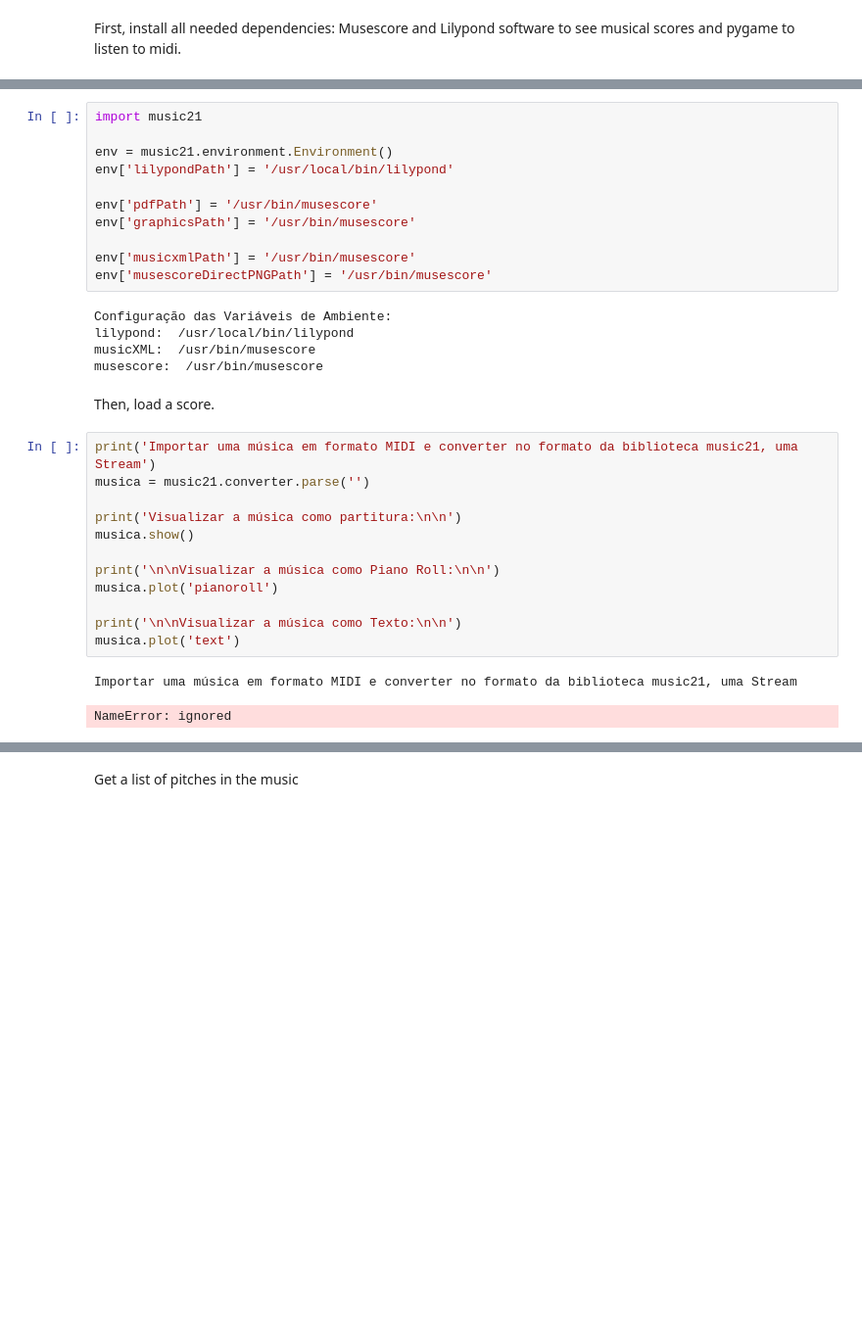
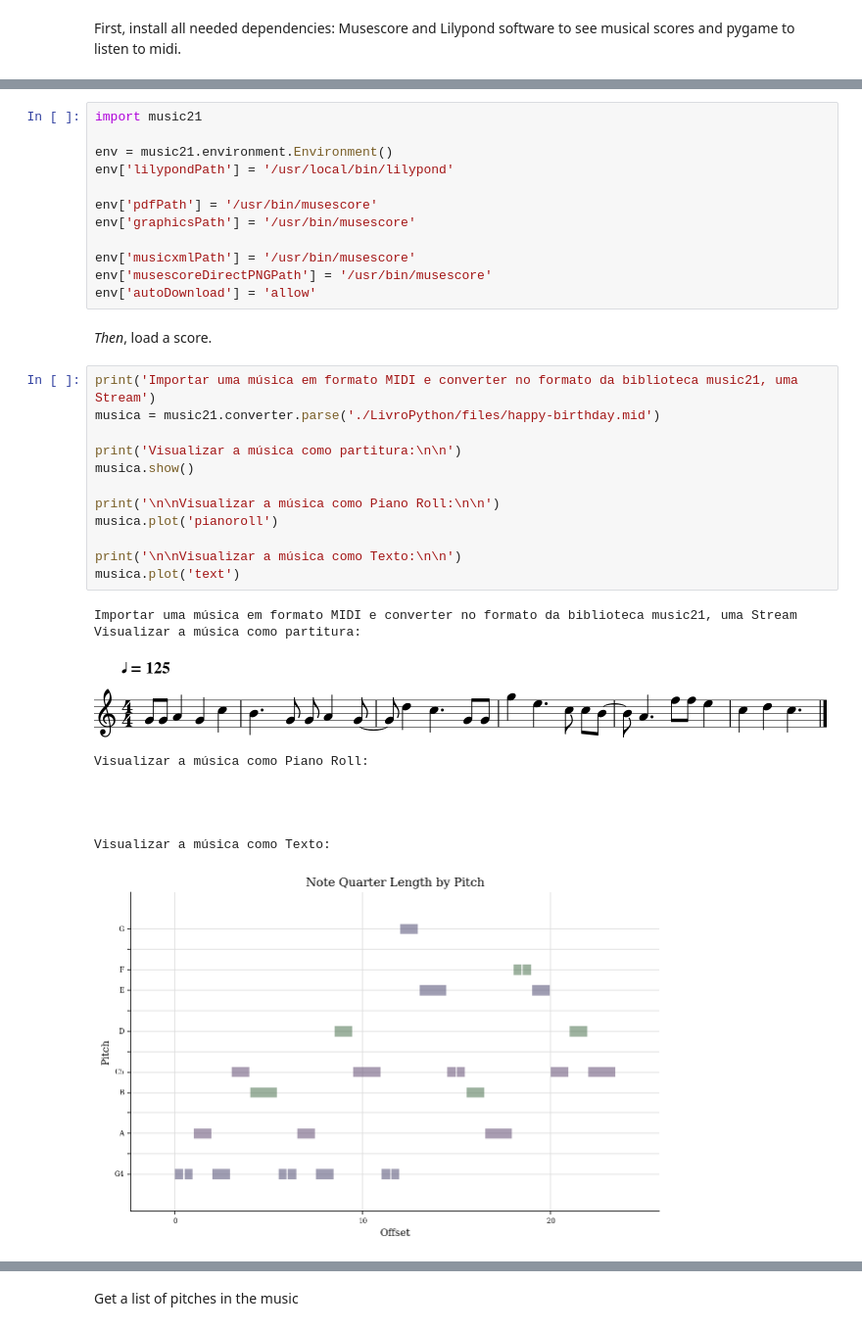
Before and after one commit to NadiaCarvalho/Audio-Collabs, a Jupyter notebook: MIDI_Markov.ipynb, the cells around one changed output, grey strips where cells are left out. Shown at 98% size. Saved outputs shown, nothing was run; the diff lists cells and outputs as text; blank space fills up the shorter version.

```diff
--- a/MIDI_Markov.ipynb
+++ b/MIDI_Markov.ipynb
@@ -40,25 +43,29 @@ env['graphicsPath'] = '/usr/bin/musescore'
 
 env['musicxmlPath'] = '/usr/bin/musescore'
 env['musescoreDirectPNGPath'] = '/usr/bin/musescore'
+env['autoDownload'] = 'allow'
-# %% [output]
-Configuração das Variáveis de Ambiente:
-lilypond:  /usr/local/bin/lilypond
-musicXML:  /usr/bin/musescore
-musescore:  /usr/bin/musescore
 # %% [markdown]
-Then, load a score.
+*Then*, load a score.
 # %%
 print('Importar uma música em formato MIDI e converter no formato da biblioteca music21, uma Stream')
-musica = music21.converter.parse('')
+musica = music21.converter.parse('./LivroPython/files/happy-birthday.mid')
 
 print('Visualizar a música como partitura:\n\n')
 musica.show()
 
 print('\n\nVisualizar a música como Piano Roll:\n\n')
 musica.plot('pianoroll')
 
 print('\n\nVisualizar a música como Texto:\n\n')
 musica.plot('text')
 # %% [output]
 Importar uma música em formato MIDI e converter no formato da biblioteca music21, uma Stream
+Visualizar a música como partitura:
+[figure, added]
-NameError: ignored
+Visualizar a música como Piano Roll:
+
+
+
+
+Visualizar a música como Texto:
+[figure, added]
```
Also changed, not shown: parts of 6 cells of this notebook.
